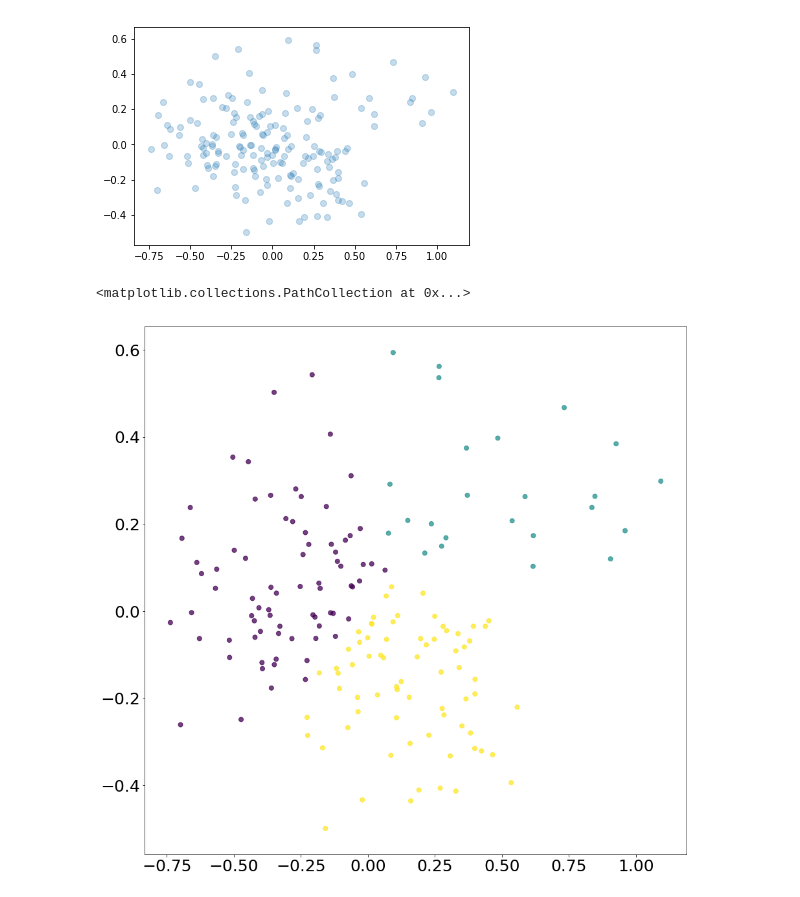
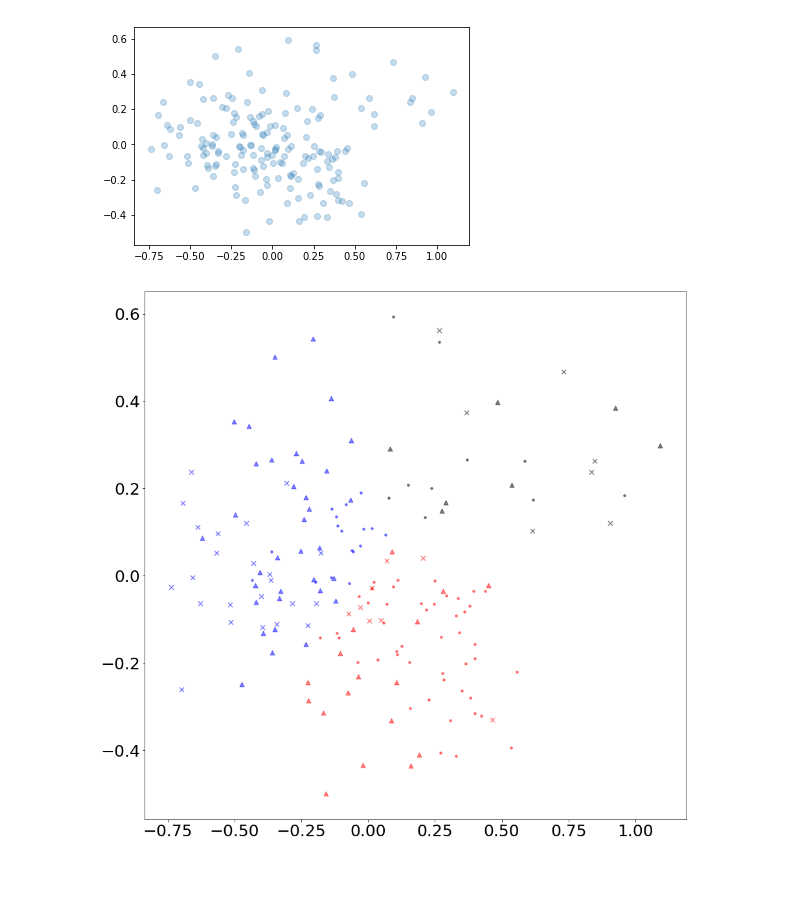
Before and after one commit to cloudmesh-community/sp19-222-92, a Jupyter notebook: project/csv_adjustment.ipynb, the cells around one changed output. Cells and saved outputs as stored; diff of their text form; code cells hidden in the pictures.

Commit message:
scatter plot now displays shapes according to the data point's label

```diff
--- a/project/csv_adjustment.ipynb
+++ b/project/csv_adjustment.ipynb
@@ -44,7 +42,9 @@ df = df[df.columns.drop(list(df.filter(regex='load score')))]
 df = df[df.columns.drop(list(df.filter(regex='Recovery')))]
 df = df[df.columns.drop(list(df.filter(regex='Speed zone 1')))]
 
-#Reset index for df, store labels, then remove label column
+#Reset index for df
 df = df.reset_index(drop=True)
-labels = df['Class']
-df = df[df.columns.drop(list(df.filter(regex='Class')))]
+
+# Shuffle the data
+[m,n] = df.shape
+df = df.sample(frac=1)
@@ -142,16 +140,46 @@ plt.scatter( X[:,0],X[:,1], alpha=0.25 )
 # %% [output]
 <matplotlib.collections.PathCollection at 0x...>
 [figure]
+# %%
+def shape_assign(labels):
+    shape_labels = []
+    for i in labels:
+        if(i == 'Forward'):
+            shape_labels.append('x')
+        elif(i == 'Midfielder'):
+            shape_labels.append('^')
+        elif(i == 'Defender'):
+            shape_labels.append('.')
+    return shape_labels
+
+markers = shape_assign(labels)
 # %%
 # Scatter plot customization
 plt.rcParams['figure.figsize'] = (15,15)
 plt.rcParams['font.size'] = 25
 plt.rcParams['lines.markersize'] = 7
 
 # Spectral clustering code
 spectral = SpectralClustering( n_clusters=3 ) # instantiate the k-means model, with 3 clusters
 spectral.fit(X) # build the model # plot the results!
-plt.scatter( X[:,0],X[:,1], c=spectral.labels_, alpha=0.75 )
+
+x = X[:,0]
+y = X[:,1]
+
+def assign_color(labels):
+    colors = []
+    for i in labels:
+        if i == 0:
+            colors.append('r')
+        elif i == 1:
+            colors.append('b')
+        elif i == 2:
+            colors.append('k')
+    return colors
+
+col = assign_color(spectral.labels_)
+
+for i in range(len(X)):
+    plt.scatter(x[i], y[i], c=col[i], marker=markers[i], alpha=0.5)
 # %% [output]
-<matplotlib.collections.PathCollection at 0x...>
-[figure, old version]
+[figure, new version]
```
Also changed, not shown: parts of 4 cells of this notebook, 2 other files.
